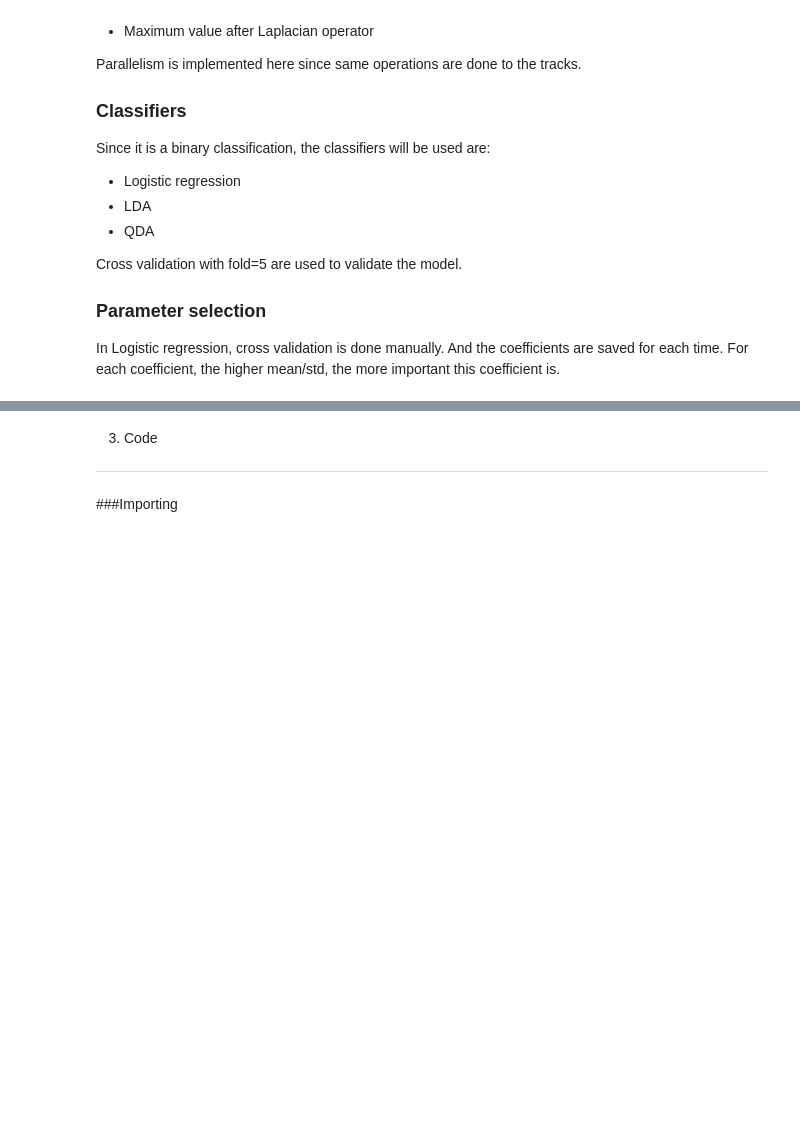
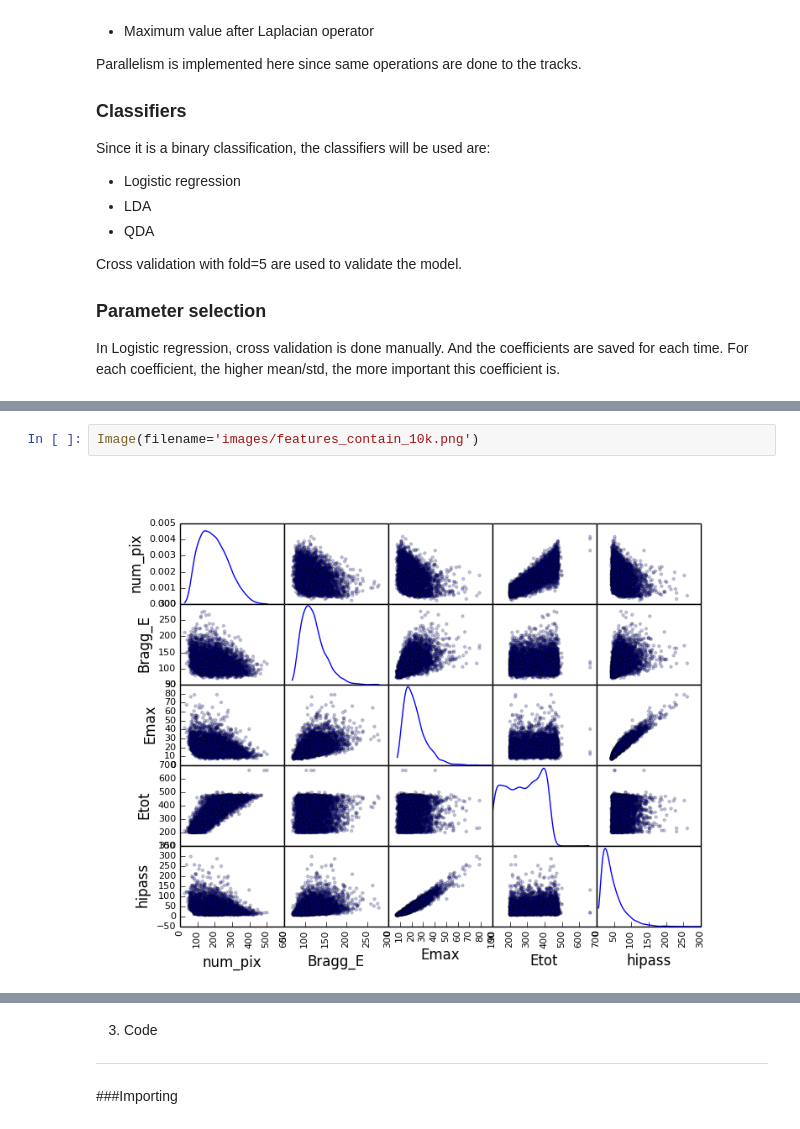
Before and after one commit to yigong/AY250, a Jupyter notebook: final_proj/I_am_the_nb.ipynb, the cells around one changed output, grey strips where cells are left out. Cells and saved outputs as stored; diff of their text form; blank space fills up the shorter version.

```diff
--- a/final_proj/I_am_the_nb.ipynb
+++ b/final_proj/I_am_the_nb.ipynb
@@ -52,0 +58,4 @@ In Logistic regression, cross validation is done manually. And the coefficients
+# %%
+Image(filename='images/features_contain_10k.png')
+# %% [output]
+[figure, added]
```
Also changed, not shown: parts of 42 cells of this notebook, 6 other files.
